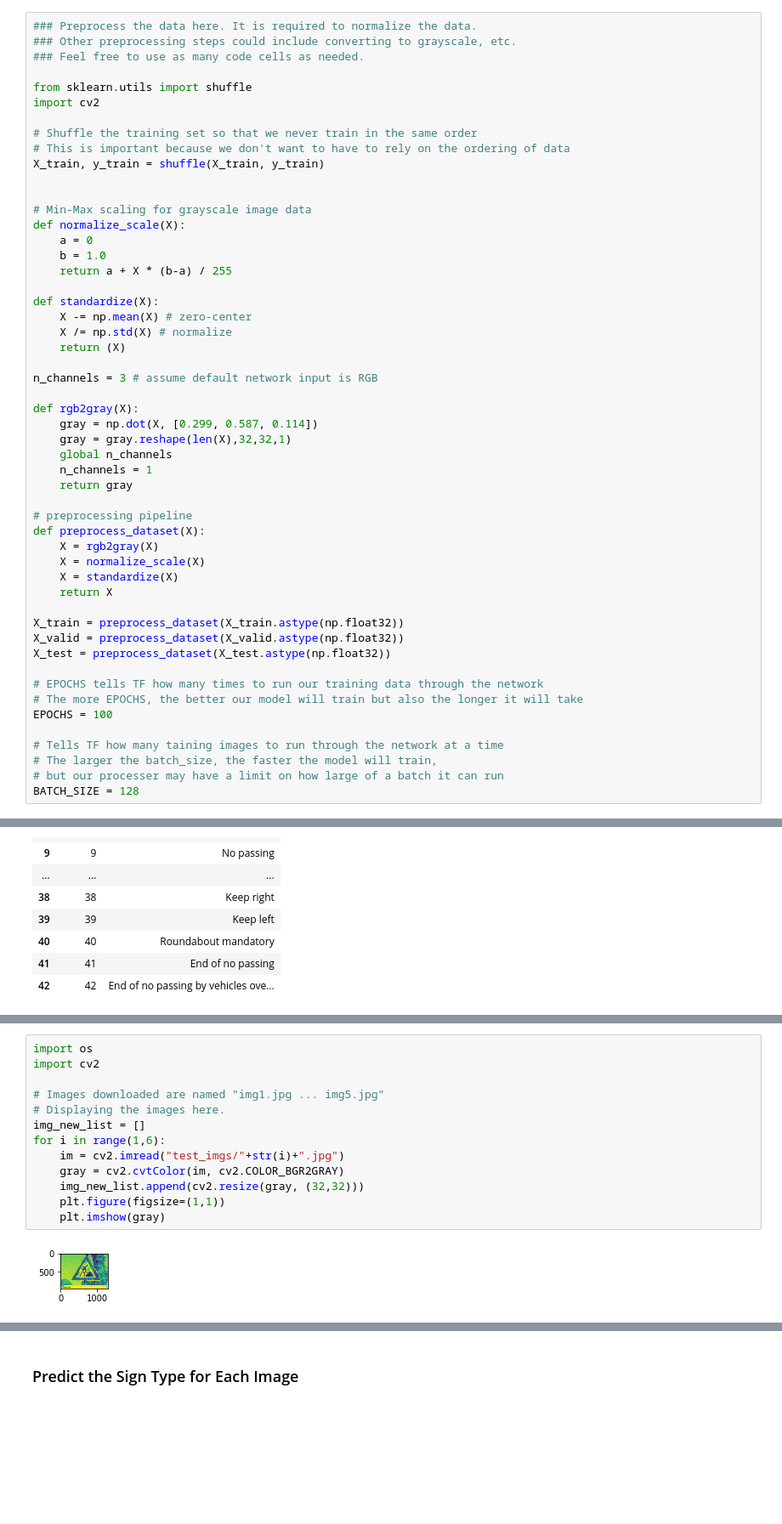
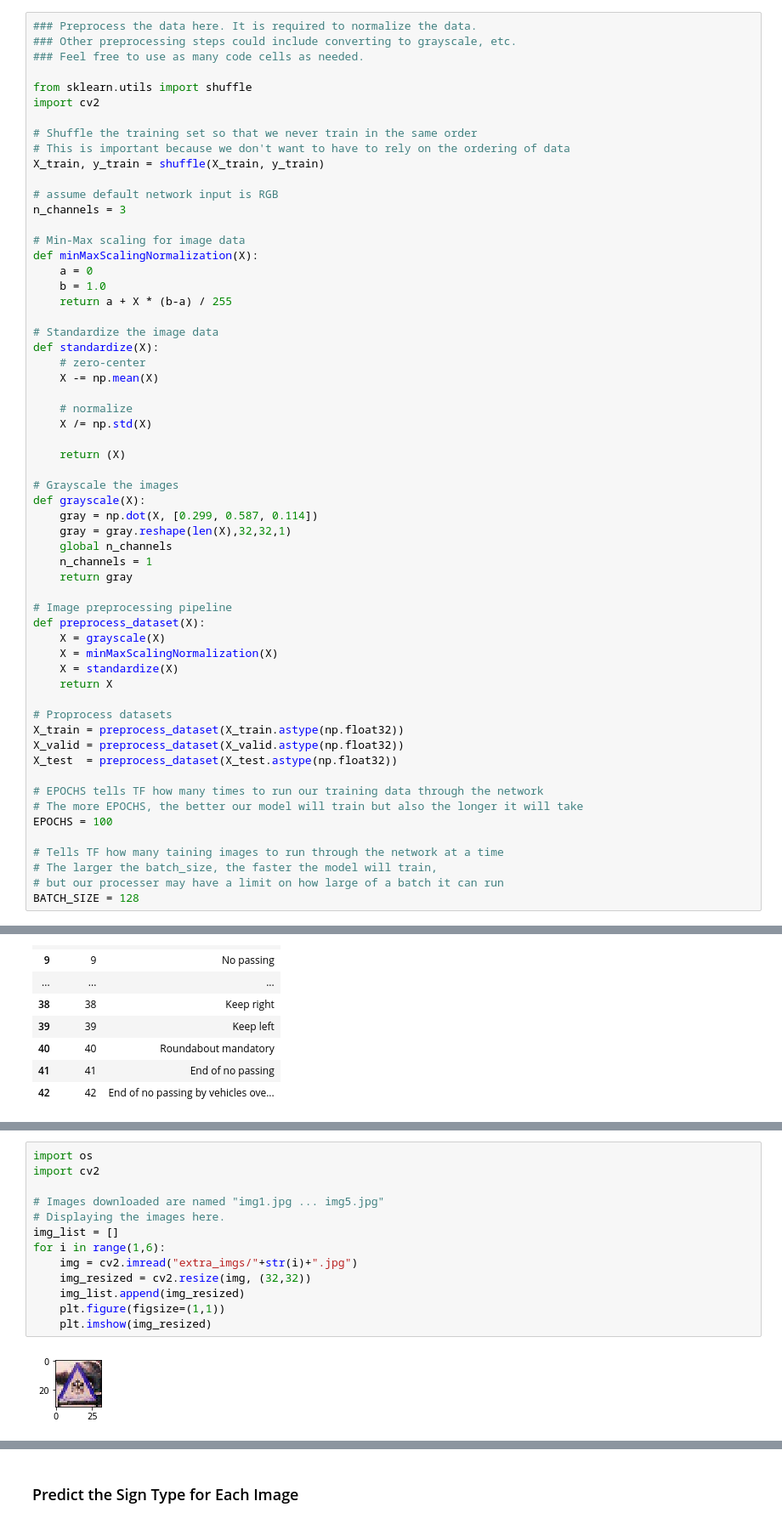
Before and after one commit to CodyNicholson/Traffic_Sign_Classifier, a Jupyter notebook: Traffic_Sign_Classifier.ipynb, the cells around one changed output, grey strips where cells are left out. Shown: that part at 85% size. Drawn from its saved outputs; the diff is of its cells as text; blank space fills up the shorter version.

```diff
--- a/Traffic_Sign_Classifier.ipynb
+++ b/Traffic_Sign_Classifier.ipynb
@@ -158,37 +164,44 @@ import cv2
 # This is important because we don't want to have to rely on the ordering of data
 X_train, y_train = shuffle(X_train, y_train)
 
+# assume default network input is RGB
+n_channels = 3
 
-# Min-Max scaling for grayscale image data
-def normalize_scale(X):
+# Min-Max scaling for image data
+def minMaxScalingNormalization(X):
     a = 0
     b = 1.0
     return a + X * (b-a) / 255
 
+# Standardize the image data
 def standardize(X):
-    X -= np.mean(X) # zero-center
-    X /= np.std(X) # normalize
+    # zero-center
+    X -= np.mean(X)
+
+    # normalize
+    X /= np.std(X)
+
     return (X)
 
-n_channels = 3 # assume default network input is RGB
-
-def rgb2gray(X):
+# Grayscale the images
+def grayscale(X):
     gray = np.dot(X, [0.299, 0.587, 0.114])
     gray = gray.reshape(len(X),32,32,1)
     global n_channels
     n_channels = 1
     return gray
 
-# preprocessing pipeline
+# Image preprocessing pipeline
 def preprocess_dataset(X):
-    X = rgb2gray(X)
-    X = normalize_scale(X)
+    X = grayscale(X)
+    X = minMaxScalingNormalization(X)
     X = standardize(X)
     return X
 
+# Proprocess datasets
 X_train = preprocess_dataset(X_train.astype(np.float32))
 X_valid = preprocess_dataset(X_valid.astype(np.float32))
-X_test = preprocess_dataset(X_test.astype(np.float32))
+X_test  = preprocess_dataset(X_test.astype(np.float32))
 
 # EPOCHS tells TF how many times to run our training data through the network
 # The more EPOCHS, the better our model will train but also the longer it will take
@@ -457,15 +505,15 @@ sign_names.head(43)
 # %%
 import os
 import cv2
 
 # Images downloaded are named "img1.jpg ... img5.jpg"
 # Displaying the images here.
-img_new_list = []
+img_list = []
 for i in range(1,6):
-    im = cv2.imread("test_imgs/"+str(i)+".jpg")
-    gray = cv2.cvtColor(im, cv2.COLOR_BGR2GRAY)
-    img_new_list.append(cv2.resize(gray, (32,32)))
+    img = cv2.imread("extra_imgs/"+str(i)+".jpg")
+    img_resized = cv2.resize(img, (32,32))
+    img_list.append(img_resized)
     plt.figure(figsize=(1,1))
-    plt.imshow(gray)
+    plt.imshow(img_resized)
 # %% [output]
-[figure, old version]
+[figure, new version]
```
Also changed, not shown: parts of 17 cells of this notebook, 10 other files.
